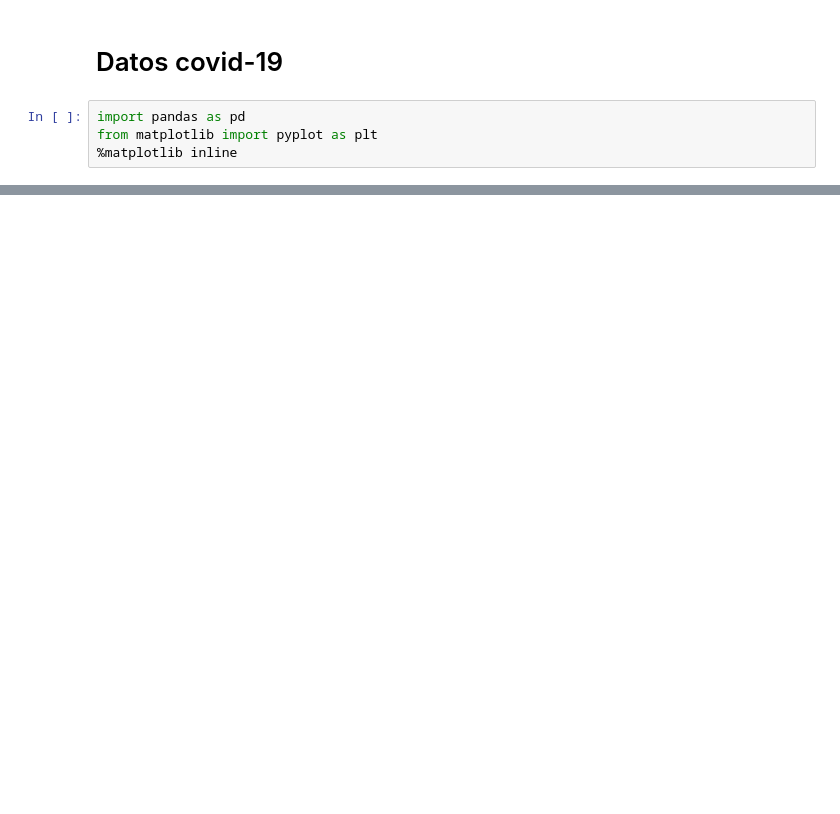
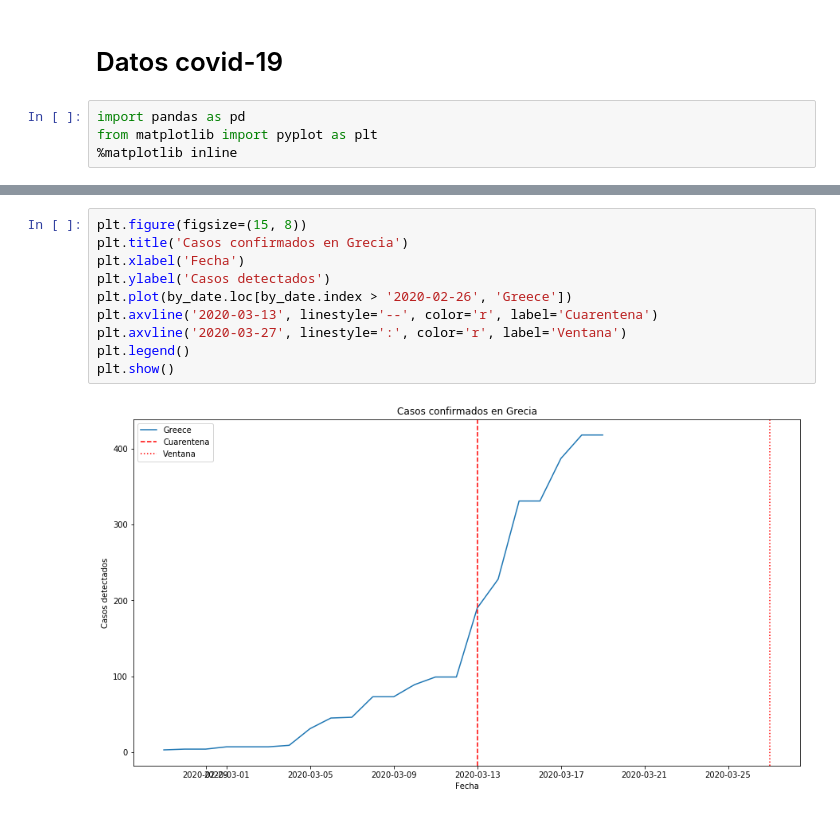
Before and after one commit to McSonk/covid19, a Jupyter notebook: casos.ipynb, the cells around one changed output, grey strips where cells are left out. Saved outputs shown, nothing was run; the diff lists cells and outputs as text; blank space fills up the shorter version.

```diff
--- a/casos.ipynb
+++ b/casos.ipynb
@@ -101,0 +119,12 @@ plt.show()
+# %%
+plt.figure(figsize=(15, 8))
+plt.title('Casos confirmados en Grecia')
+plt.xlabel('Fecha')
+plt.ylabel('Casos detectados')
+plt.plot(by_date.loc[by_date.index > '2020-02-26', 'Greece'])
+plt.axvline('2020-03-13', linestyle='--', color='r', label='Cuarentena')
+plt.axvline('2020-03-27', linestyle=':', color='r', label='Ventana')
+plt.legend()
+plt.show()
+# %% [output]
+[figure, added]
```
Also changed, not shown: parts of 9 cells of this notebook.
